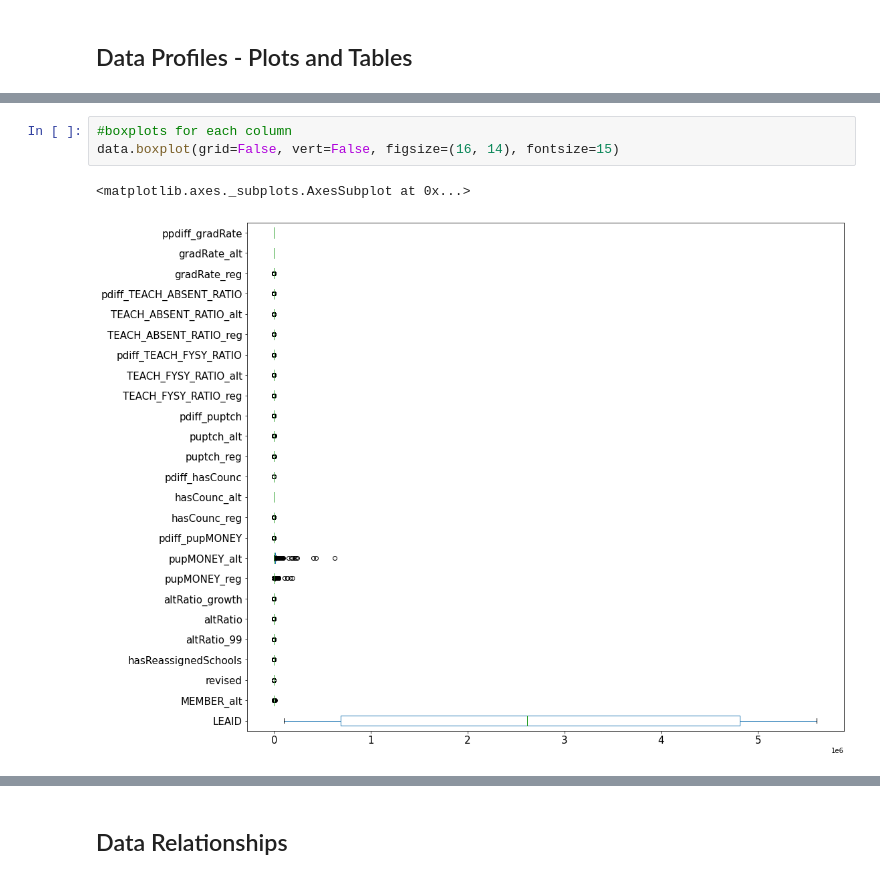
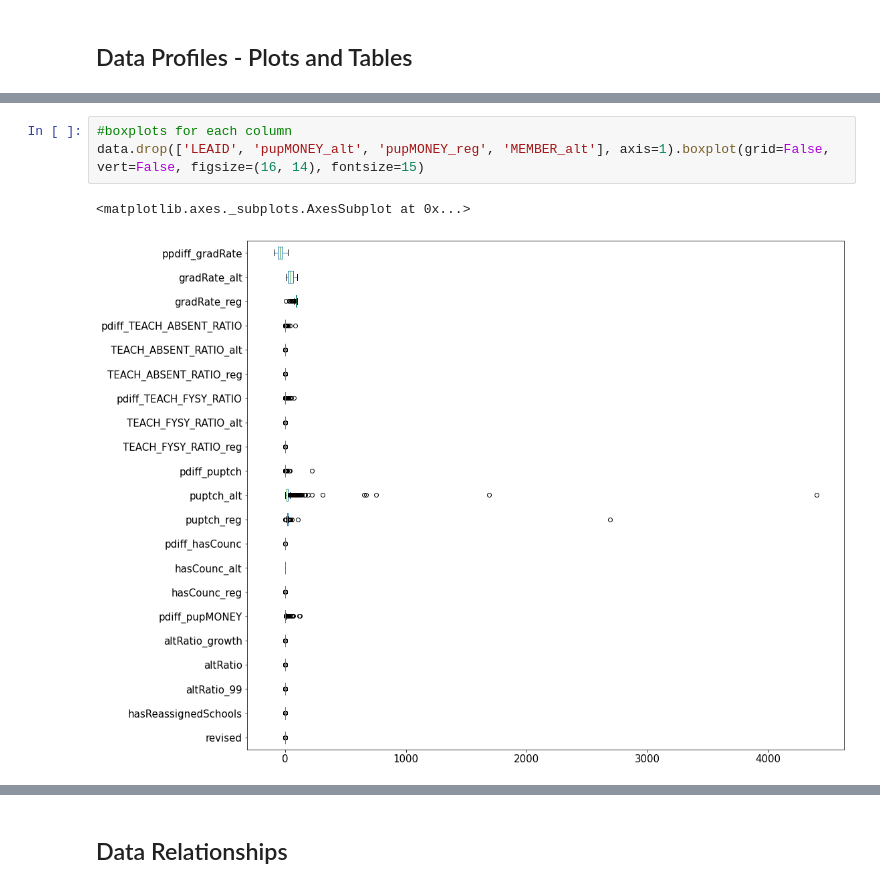
Before and after one commit to dinqui/Capstone-Two-, a Jupyter notebook: Capstone 2 - EDA.ipynb, the cells around one changed output, grey strips where cells are left out. Drawn from its saved outputs; the diff is of its cells as text.

```diff
--- a/Capstone 2 - EDA.ipynb
+++ b/Capstone 2 - EDA.ipynb
@@ -88,6 +93,6 @@ sns.barplot(x=values, y=names, palette="RdBu_r")
 # %%
 #boxplots for each column
-data.boxplot(grid=False, vert=False, figsize=(16, 14), fontsize=15)
+data.drop(['LEAID', 'pupMONEY_alt', 'pupMONEY_reg', 'MEMBER_alt'], axis=1).boxplot(grid=False, vert=False, figsize=(16, 14), fontsize=15)
 # %% [output]
 <matplotlib.axes._subplots.AxesSubplot at 0x...>
-[figure, old version]
+[figure, new version]
```
Also changed, not shown: parts of 6 cells of this notebook.
